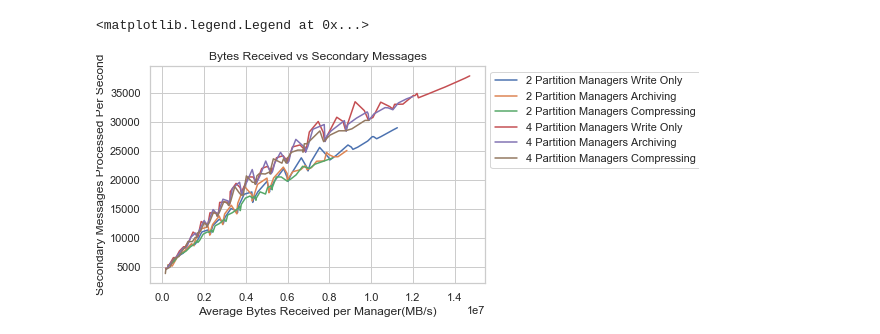
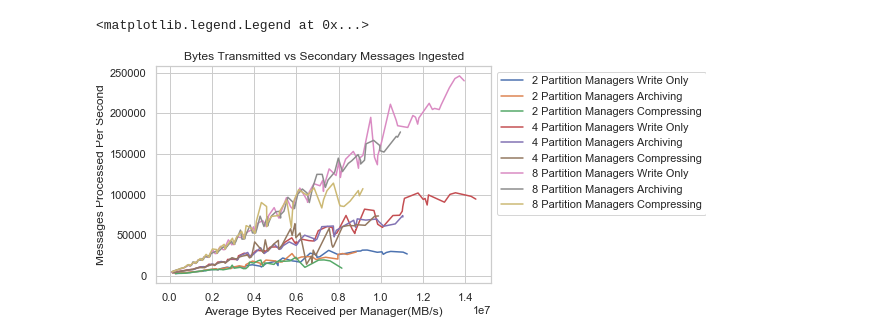
Before and after one commit to miratepuffin/Raphtory-Deployment, a Jupyter notebook: JupyterPlotting/Prometheus.ipynb, the cells around one changed output. Cells and saved outputs as stored; diff of their text form; code cells hidden in the pictures.

Commit message:
added 8's and max plotting function

```diff
--- a/JupyterPlotting/Prometheus.ipynb
+++ b/JupyterPlotting/Prometheus.ipynb
@@ -270,7 +307,30 @@ compress4.append(("2019-06-01T08:54:20","2019-06-01T09:09:16"))
 compress4.append(("2019-06-01T09:16:16","2019-06-01T09:31:21"))
 compress4.append(("2019-06-01T09:38:12","2019-06-01T09:52:56"))
 
+Write8 = []
+Write8.append(("2019-06-01T11:44:20","2019-06-01T12:08:08"))
+Write8.append(("2019-06-01T12:15:08","2019-06-01T12:38:56"))
+Write8.append(("2019-06-01T12:46:12","2019-06-01T13:10:10"))
+Write8.append(("2019-06-01T13:17:28","2019-06-01T13:41:45"))
+Write8.append(("2019-06-01T13:48:04","2019-06-01T14:12:20"))
 
+Archive8 = []
+Archive8.append(("2019-06-01T14:19:20","2019-06-01T14:40:20"))
+Archive8.append(("2019-06-01T14:47:08","2019-06-01T15:07:40"))
+Archive8.append(("2019-06-01T15:15:08","2019-06-01T15:36:36"))
+Archive8.append(("2019-06-01T15:43:24","2019-06-01T16:04:52"))
+Archive8.append(("2019-06-01T16:12:24","2019-06-01T16:33:48"))
+
+compress8 = []
+compress8.append(("2019-06-01T16:40:20","2019-06-01T16:59:16"))
+compress8.append(("2019-06-01T17:06:16","2019-06-01T17:26:20"))
+compress8.append(("2019-06-01T17:32:12","2019-06-01T17:52:16"))
+compress8.append(("2019-06-01T17:59:16","2019-06-01T18:18:52"))
+compress8.append(("2019-06-01T18:26:08","2019-06-01T18:45:16"))
+
+writeSet = [Write1,Write2,Write4,Write8]
+archiveSet = [Archive1,Archive2,Archive4,Archive8]
+compressSet=[compress1,compress2,compress4,compress8]
 #plotAverage(Archive2,cpu,mainMessages,"2 Partition Managers Archiving")
 # %%
 plt.tight_layout()
@@ -295,15 +355,18 @@ plt.legend(loc="upper left", bbox_to_anchor=(1,1))
 # %%
 plt.tight_layout()
-plt.title('Bytes Received vs Secondary Messages')
+plt.title('Bytes Transmitted vs Secondary Messages Ingested')
 plt.xlabel('Average Bytes Received per Manager(MB/s)')
-plt.ylabel('Secondary Messages Processed Per Second')
-plotAverageSorted(Write2,networkTransmitted,updates,"2 Partition Managers Write Only")
-plotAverageSorted(Archive2,networkTransmitted,updates,"2 Partition Managers Archiving")
-plotAverageSorted(compress2,networkTransmitted,updates,"2 Partition Managers Compressing")
-plotAverageSorted(Write4,networkTransmitted,updates,"4 Partition Managers Write Only")
-plotAverageSorted(Archive4,networkTransmitted,updates,"4 Partition Managers Archiving")
-plotAverageSorted(compress4,networkTransmitted,updates,"4 Partition Managers Compressing")
+plt.ylabel('Messages Processed Per Second')
+plotAverageSorted(Write2,networkTransmitted,secondaryMessages,"2 Partition Managers Write Only")
+plotAverageSorted(Archive2,networkTransmitted,secondaryMessages,"2 Partition Managers Archiving")
+plotAverageSorted(compress2,networkTransmitted,secondaryMessages,"2 Partition Managers Compressing")
+plotAverageSorted(Write4,networkTransmitted,secondaryMessages,"4 Partition Managers Write Only")
+plotAverageSorted(Archive4,networkTransmitted,secondaryMessages,"4 Partition Managers Archiving")
+plotAverageSorted(compress4,networkTransmitted,secondaryMessages,"4 Partition Managers Compressing")
+plotAverageSorted(Write8,networkTransmitted,secondaryMessages,"8 Partition Managers Write Only")
+plotAverageSorted(Archive8,networkTransmitted,secondaryMessages,"8 Partition Managers Archiving")
+plotAverageSorted(compress8,networkTransmitted,secondaryMessages,"8 Partition Managers Compressing")
 plt.legend(loc="upper left", bbox_to_anchor=(1,1))
 # %% [output]
 <matplotlib.legend.Legend at 0x...>
-[figure, old version]
+[figure, new version]
```
Also changed, not shown: parts of 4 cells of this notebook.
